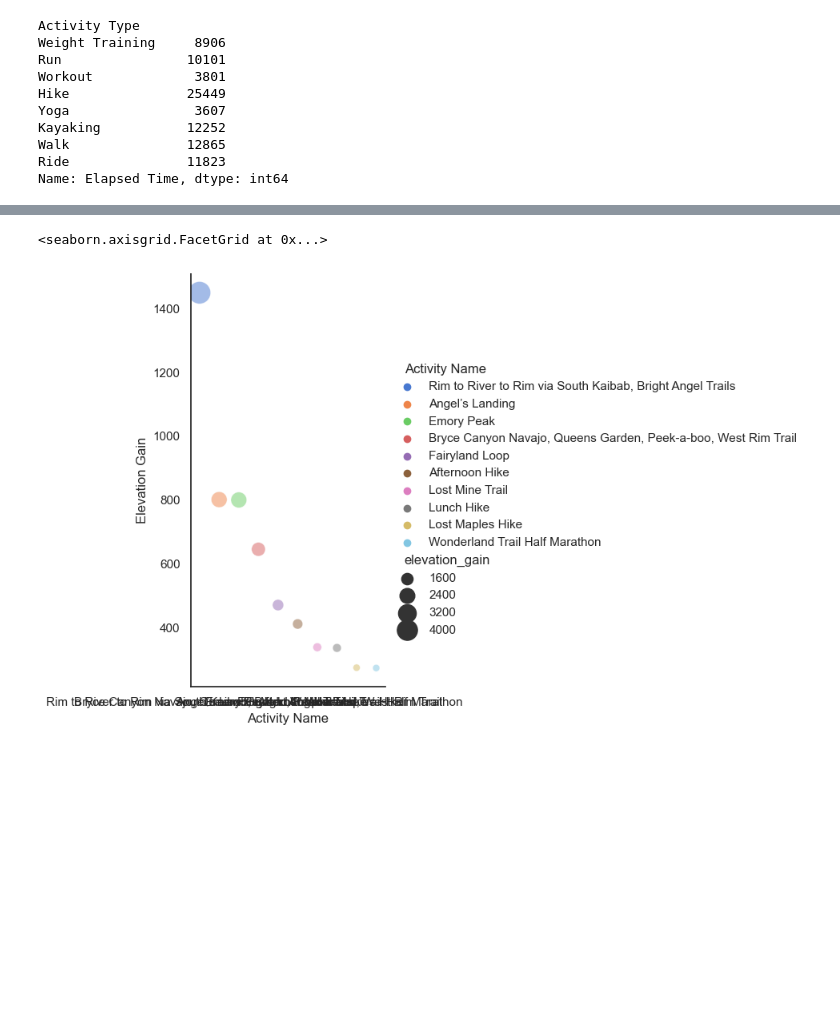
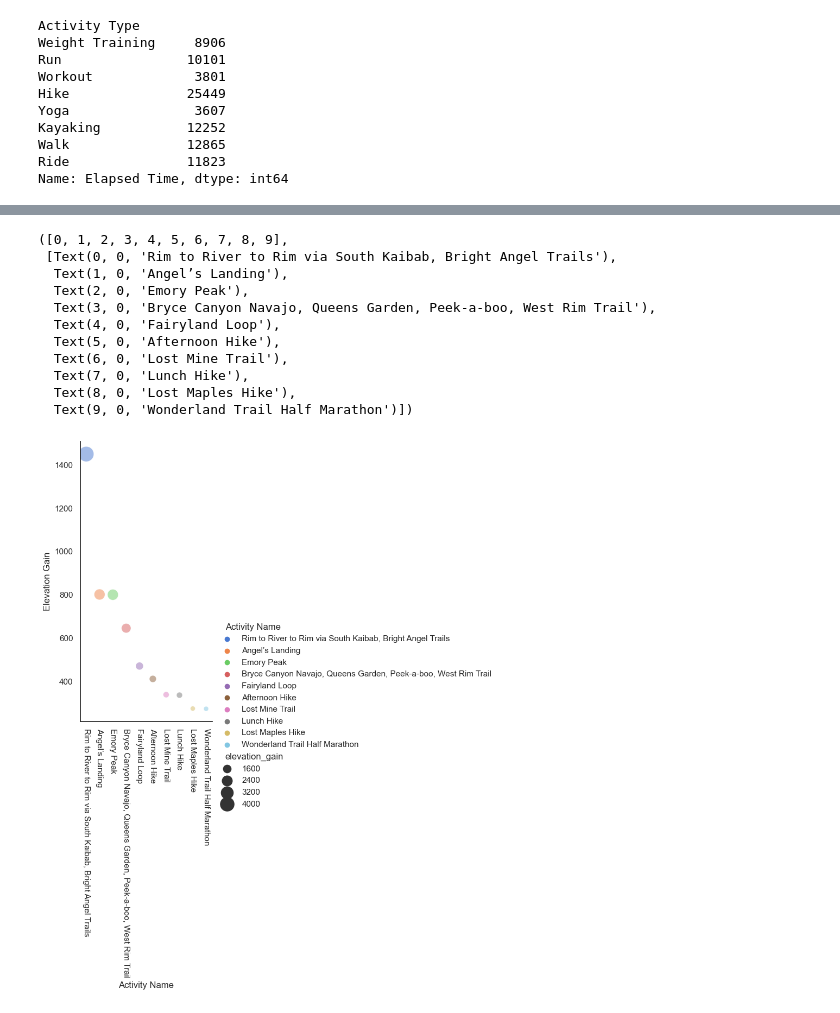
Before and after one commit to dazhaoniel/strava-recap-2022, a Jupyter notebook: strava2022.ipynb, the cells around one changed output, grey strips where cells are left out. Drawn from its saved outputs; the diff is of its cells as text; code cells hidden in the pictures; blank space fills up the shorter version.

Commit message:
update rotation

```diff
--- a/strava2022.ipynb
+++ b/strava2022.ipynb
@@ -201,7 +201,18 @@ elevation
 # %%
 sns.relplot(x='Activity Name', y='Elevation Gain', hue='Activity Name', size='elevation_gain',
             sizes=(40, 400), alpha=.5, palette="muted",
             height=6, data=elevation)
+plt.xticks(rotation=-90)
 # %% [output]
-<seaborn.axisgrid.FacetGrid at 0x...>
+([0, 1, 2, 3, 4, 5, 6, 7, 8, 9],
+ [Text(0, 0, 'Rim to River to Rim via South Kaibab, Bright Angel Trails'),
+  Text(1, 0, 'Angel’s Landing'),
+  Text(2, 0, 'Emory Peak'),
+  Text(3, 0, 'Bryce Canyon Navajo, Queens Garden, Peek-a-boo, West Rim Trail'),
+  Text(4, 0, 'Fairyland Loop'),
+  Text(5, 0, 'Afternoon Hike'),
+  Text(6, 0, 'Lost Mine Trail'),
+  Text(7, 0, 'Lunch Hike'),
+  Text(8, 0, 'Lost Maples Hike'),
+  Text(9, 0, 'Wonderland Trail Half Marathon')])
-[figure, old version]
+[figure, new version]
```
